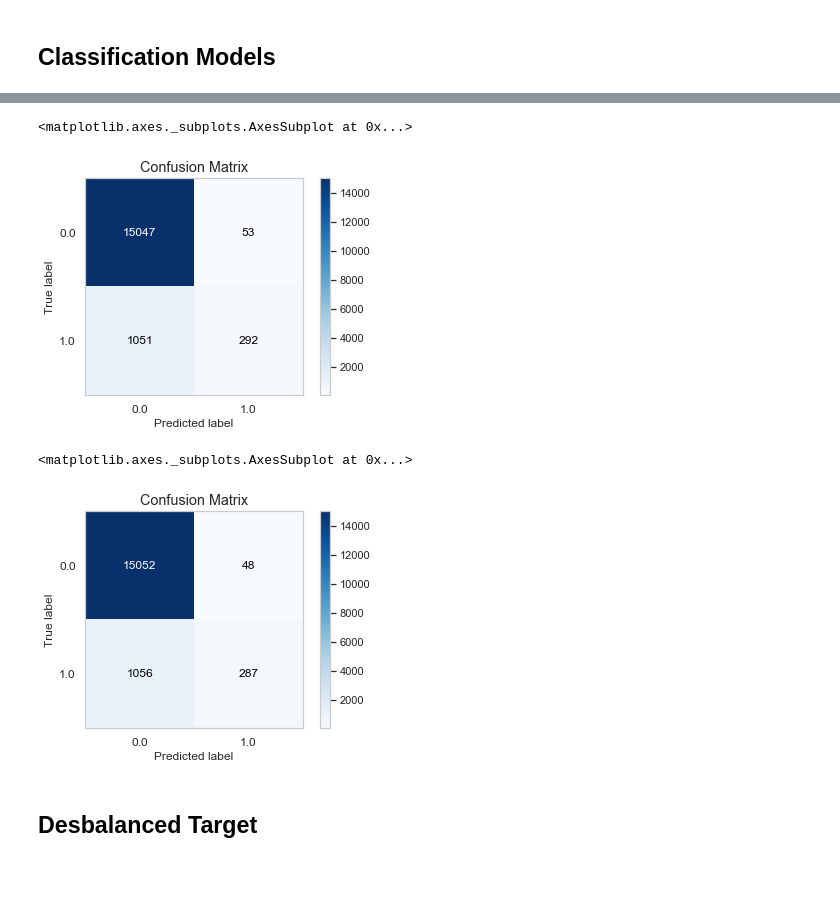
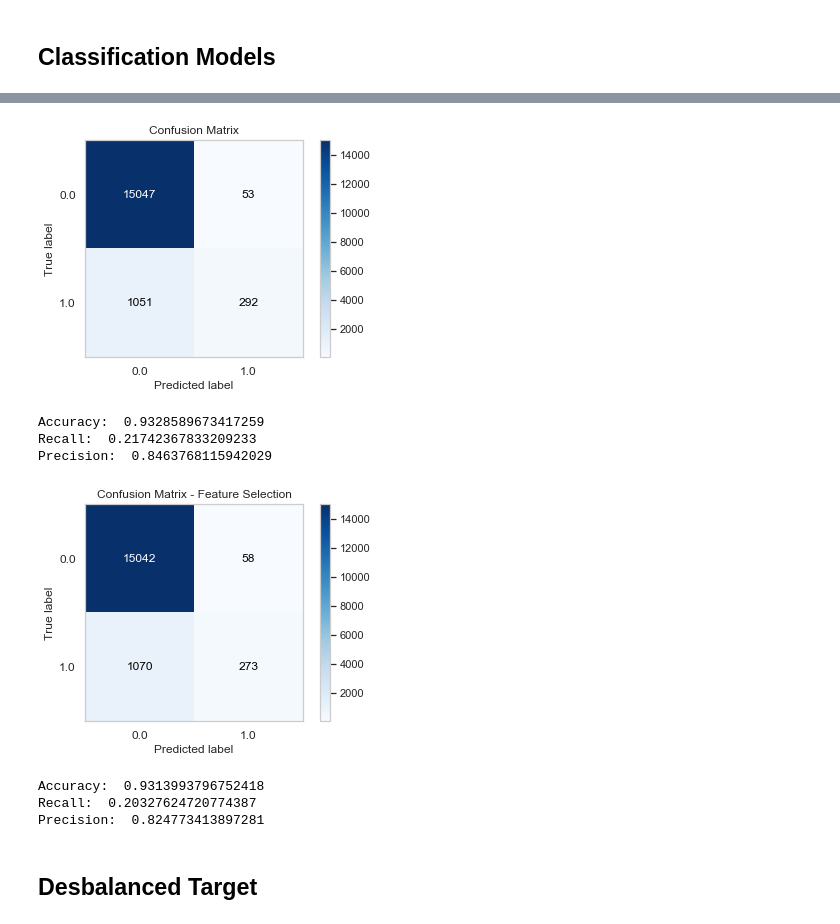
Before and after one commit to raquelcreis/hr_analytics, a Jupyter notebook: notebook.ipynb, the cells around one changed output, grey strips where cells are left out. Cells and saved outputs as stored; diff of their text form; code cells hidden in the pictures; blank space fills up the shorter version.

```diff
--- a/notebook.ipynb
+++ b/notebook.ipynb
@@ -457,8 +358,13 @@ classifiers = [
     GaussianNB()]
 # %%
 # calculating models scores
-#scores = []
-#for name, clf in zip(names, classifiers):
- #   clf.fit(X_train, y_train)
-  #  score = clf.score(X_valid, y_valid)
-   # scores.append(score)
+scores = []
+for name, clf in zip(names, classifiers):
+    clf.fit(X_train, y_train)
+    score = clf.score(X_valid, y_valid)
+    scores.append(score)
+
+models = pd.DataFrame()
+models['name'] = names
+models['score'] = scores
+models.sort_values(by='score',ascending=False)
@@ -471,22 +379,40 @@ classifiers = [
 # %%
-from sklearn.metrics import classification_report,confusion_matrix,accuracy_score
+from sklearn.metrics import classification_report,confusion_matrix,accuracy_score, precision_score,recall_score
 import scikitplot as skplt
 
 adc = AdaBoostClassifier(n_estimators=100)
 adc.fit(X_train, y_train)
 preds_valid = adc.predict(X_valid)
 skplt.metrics.plot_confusion_matrix(y_valid, preds_valid)
+plt.title('Confusion Matrix')
+plt.show()
 # %% [output]
-<matplotlib.axes._subplots.AxesSubplot at 0x...>
-[figure, old version]
+[figure, new version]
+# %%
+print("Accuracy: ",accuracy_score(y_valid,preds_valid))
+print("Recall: ",recall_score(y_valid,preds_valid))
+print("Precision: ",precision_score(y_valid,preds_valid))
+# %% [output]
+Accuracy:  0.9328589673417259
+Recall:  0.21742367833209233
+Precision:  0.8463768115942029
 # %%
-# model only the top_35 features
-#adc.fit(X_train[feat_select], y_train)
-#preds_valid = adc.predict(X_valid[feat_select])
-#skplt.metrics.plot_confusion_matrix(y_valid, preds_valid)
+# model only the top_40 features
+adc.fit(X_train[feat_select], y_train)
+preds_valid = adc.predict(X_valid[feat_select])
+skplt.metrics.plot_confusion_matrix(y_valid, preds_valid)
+plt.title('Confusion Matrix - Feature Selection')
+plt.show()
 # %% [output]
-<matplotlib.axes._subplots.AxesSubplot at 0x...>
-[figure, old version]
+[figure, new version]
+# %%
+print("Accuracy: ",accuracy_score(y_valid,preds_valid))
+print("Recall: ",recall_score(y_valid,preds_valid))
+print("Precision: ",precision_score(y_valid,preds_valid))
+# %% [output]
+Accuracy:  0.9313993796752418
+Recall:  0.20327624720774387
+Precision:  0.824773413897281
 # %% [markdown]
 ## Desbalanced Target
 # %%
```
Also changed, not shown: parts of 25 cells of this notebook.
